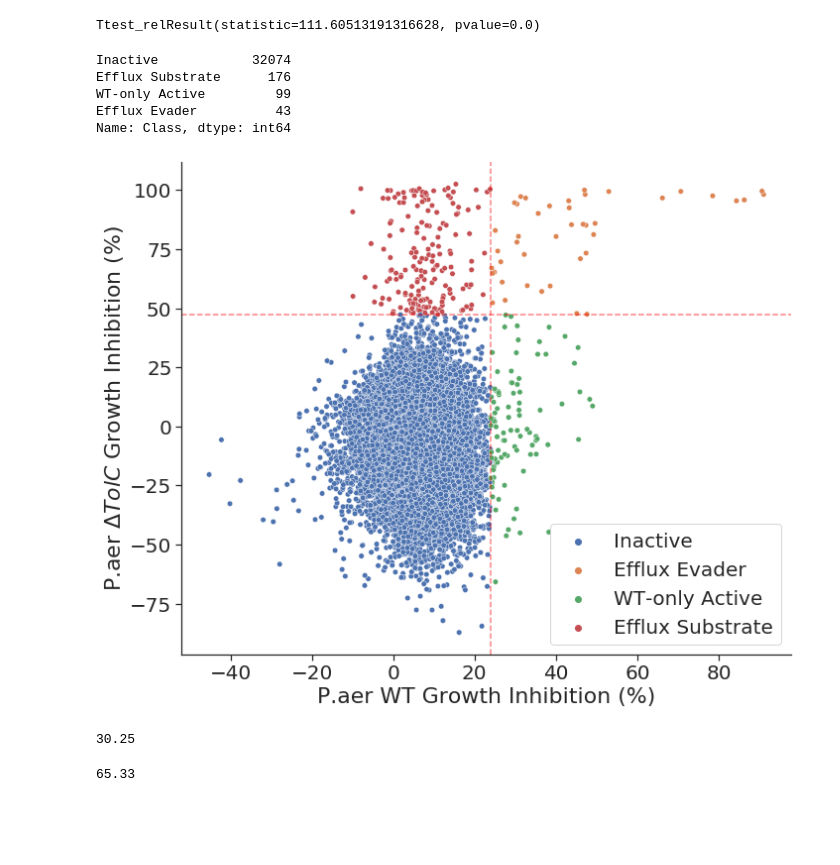
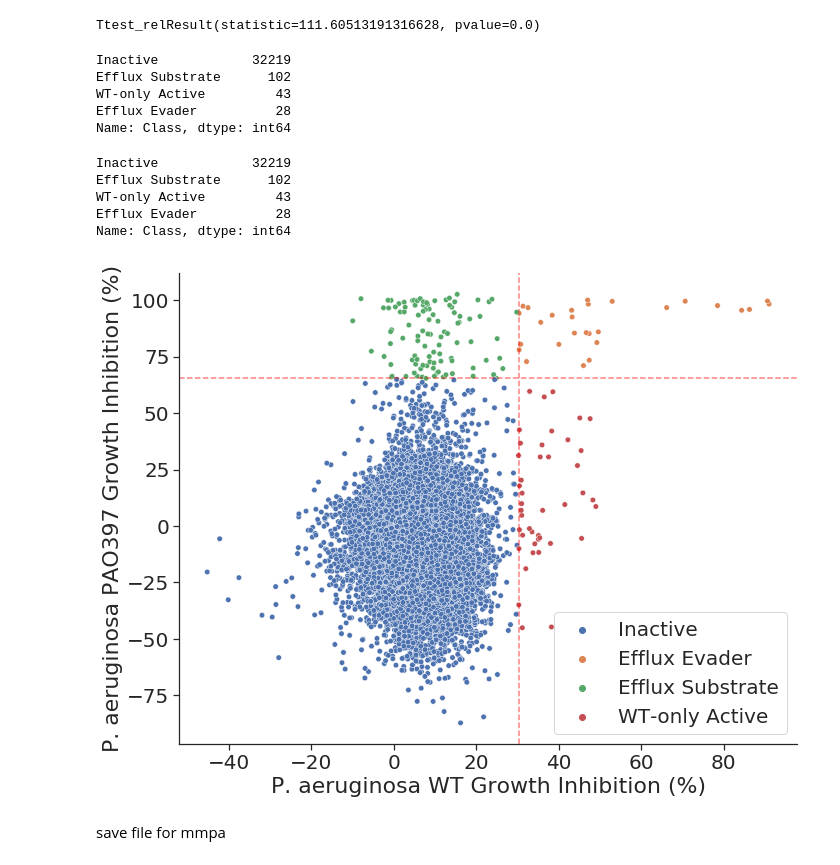
Before and after one commit to domgurvic/co_add_efflux, a Jupyter notebook: co_add/p_aeruginosa_efflux.ipynb, the cells around one changed output. Drawn from its saved outputs; the diff is of its cells as text; code cells hidden in the pictures; blank space fills up the shorter version.

```diff
--- a/co_add/p_aeruginosa_efflux.ipynb
+++ b/co_add/p_aeruginosa_efflux.ipynb
@@ -99,7 +105,7 @@ Ttest_relResult(statistic=111.60513191316628, pvalue=0.0)
 p_aer_wild_efflux['wild_stds'] = stats.zscore(p_aer_wild_efflux.INHIB_AVE_wild)
 p_aer_wild_efflux['tolc_stds'] = stats.zscore(p_aer_wild_efflux.INHIB_AVE_efflux)
 # %%
-threshold = 3
+threshold = 4
 
 def label_it(row):
     if row['wild_stds'] >=threshold:
@@ -129,46 +134,46 @@ def label_substrate(row):
         return 'WT-only Active'
 
 p_aer_wild_efflux['Class'] = p_aer_wild_efflux.apply(label_substrate, axis=1)
+# %%
+p_aer_wild_efflux.Class.value_counts()
+# %% [output]
+Inactive            32219
+Efflux Substrate      102
+WT-only Active         43
+Efflux Evader          28
+Name: Class, dtype: int64
 # %%
 p_aer_wild_efflux.Class.value_counts()
 # %% [output]
-Inactive            32074
-Efflux Substrate      176
-WT-only Active         99
-Efflux Evader          43
+Inactive            32219
+Efflux Substrate      102
+WT-only Active         43
+Efflux Evader          28
 Name: Class, dtype: int64
 # %%
 sns.set(rc={"figure.figsize":(10, 8)})
 sns.set_style("ticks")
 
 sns.scatterplot(data = p_aer_wild_efflux, x='INHIB_AVE_wild', y='INHIB_AVE_efflux', hue='Class', s=30)
 
 sns.despine()
 
 plt.legend(fontsize=20)
 
 # plt.xlim([-120, 120])
 
-plt.xlabel('P.aer WT Growth Inhibition (%)', fontsize=22);
+plt.xlabel('P. aeruginosa WT Growth Inhibition (%)', fontsize=22);
 
-plt.ylabel('P.aer $\Delta TolC$ Growth Inhibition (%)',  fontsize=22);
+plt.ylabel('P. aeruginosa PAO397 Growth Inhibition (%)',  fontsize=22);
 
 plt.yticks(fontsize=20)
 plt.xticks(fontsize=20)
 
-plt.axvline(x=p_aer_wild_efflux[p_aer_wild_efflux['wild_stds']>=3].sort_values(by='wild_stds').INHIB_AVE_wild.iloc[0],  color='red', linestyle='--', alpha=0.5)
-plt.axhline(y=p_aer_wild_efflux[p_aer_wild_efflux['tolc_stds']>=3].sort_values(by='tolc_stds').INHIB_AVE_efflux.iloc[0],  color='red', linestyle='--', alpha=0.5)
+plt.axvline(x=p_aer_wild_efflux[p_aer_wild_efflux['wild_stds']>=4].sort_values(by='wild_stds').INHIB_AVE_wild.iloc[0],  color='red', linestyle='--', alpha=0.5)
+plt.axhline(y=p_aer_wild_efflux[p_aer_wild_efflux['tolc_stds']>=4].sort_values(by='tolc_stds').INHIB_AVE_efflux.iloc[0],  color='red', linestyle='--', alpha=0.5)
 
 plt.tight_layout()
 
-# plt.savefig('figures/wild_tolc_class_scatter.png', dpi=600)
+plt.savefig('figures/p_aeruginosa/p_aeruginosa_wild_tolc_class_scatter.png', dpi=600)
 # %% [output]
-[figure, old version]
+[figure, new version]
-# %%
-p_aer_wild_efflux[p_aer_wild_efflux['wild_stds']>=4].sort_values(by='wild_stds').INHIB_AVE_wild.iloc[0]
-# %% [output]
-30.25
-# %%
-p_aer_wild_efflux[p_aer_wild_efflux['tolc_stds']>=4].sort_values(by='tolc_stds').INHIB_AVE_efflux.iloc[0]
-# %% [output]
-65.33
@@ -174,0 +188,2 @@ p_aer_wild_efflux[p_aer_wild_efflux['tolc_stds']>=4].sort_values(by='tolc_stds')
+# %% [markdown]
+save file for mmpa
```
Also changed, not shown: parts of 21 cells of this notebook, 1 other file.
